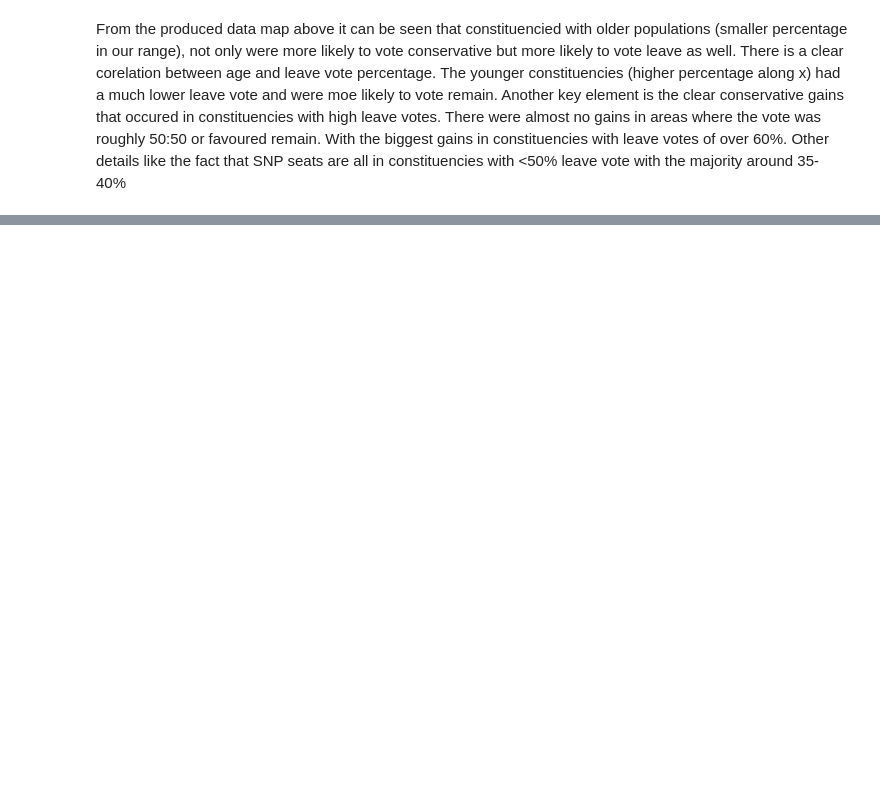
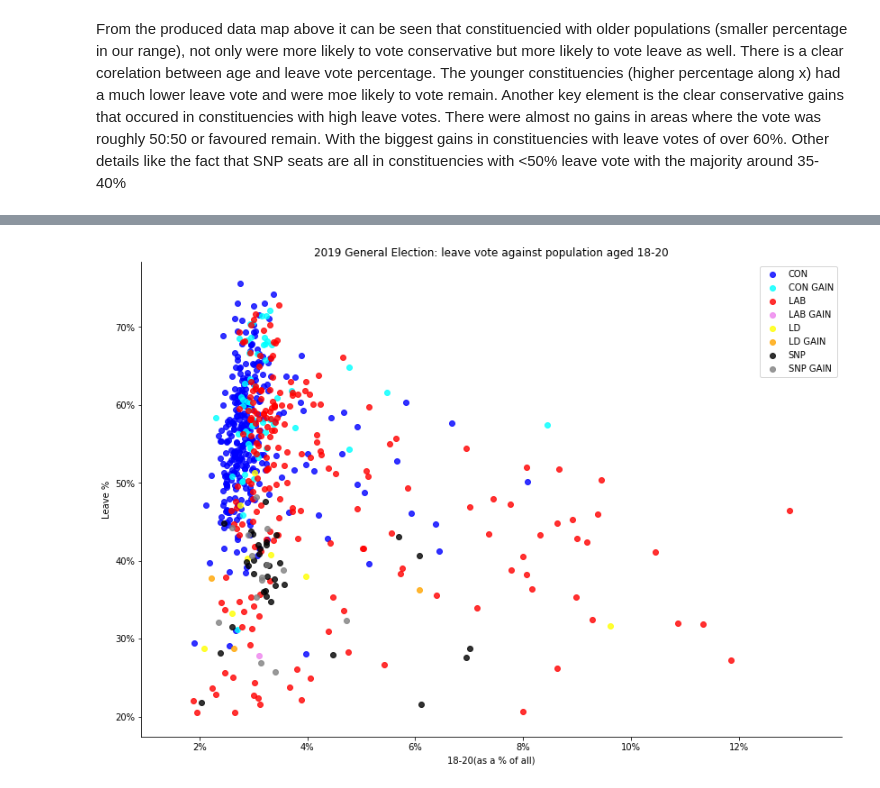
Before and after one commit to HighJackal/Election2019, a Jupyter notebook: results against age and EU vote V2.ipynb, the cells around one changed output, grey strips where cells are left out. Drawn from its saved outputs; the diff is of its cells as text; code cells hidden in the pictures; blank space fills up the shorter version.

```diff
--- a/results against age and EU vote V2.ipynb
+++ b/results against age and EU vote V2.ipynb
@@ -142,0 +246,8 @@ From the produced data map above it can be seen that constituencied with older p
+# %%
+df_res_EU_age_1 = df_age_range_1.join(df_res_EU.set_index(['ons_code']), on=['PCON11CD'], how='inner')
+df_res_EU_age_2 = df_age_range_2.join(df_res_EU.set_index(['ons_code']), on=['PCON11CD'], how='inner')
+df_res_EU_age_3 = df_age_range_3.join(df_res_EU.set_index(['ons_code']), on=['PCON11CD'], how='inner')
+df_res_EU_age_4 = df_age_range_4.join(df_res_EU.set_index(['ons_code']), on=['PCON11CD'], how='inner')
+df_res_EU_age_5 = df_age_range_5.join(df_res_EU.set_index(['ons_code']), on=['PCON11CD'], how='inner')
+df_res_EU_age_6 = df_age_range_6.join(df_res_EU.set_index(['ons_code']), on=['PCON11CD'], how='inner')
+df_res_EU_age_7 = df_age_range_7.join(df_res_EU.set_index(['ons_code']), on=['PCON11CD'], how='inner')
@@ -142,0 +334,8 @@ From the produced data map above it can be seen that constituencied with older p
+# %%
+df_res_EU_age_1['leave_to_use'] = df_res_EU_age_1['leave_to_use'].str.rstrip('%').astype('float')/100.0
+df_res_EU_age_2['leave_to_use'] = df_res_EU_age_2['leave_to_use'].str.rstrip('%').astype('float')/100.0
+df_res_EU_age_3['leave_to_use'] = df_res_EU_age_3['leave_to_use'].str.rstrip('%').astype('float')/100.0
+df_res_EU_age_4['leave_to_use'] = df_res_EU_age_4['leave_to_use'].str.rstrip('%').astype('float')/100.0
+df_res_EU_age_5['leave_to_use'] = df_res_EU_age_5['leave_to_use'].str.rstrip('%').astype('float')/100.0
+df_res_EU_age_6['leave_to_use'] = df_res_EU_age_6['leave_to_use'].str.rstrip('%').astype('float')/100.0
+df_res_EU_age_7['leave_to_use'] = df_res_EU_age_7['leave_to_use'].str.rstrip('%').astype('float')/100.0
@@ -142,0 +390,30 @@ From the produced data map above it can be seen that constituencied with older p
+# %%
+df_reduced_1 = df_tot_1.loc[df_tot_1['headline'].isin(['CON', 'CON GAIN', 'LAB', 'LAB GAIN', 'LD', 'LD GAIN', 'SNP', 'SNP GAIN'])]
+df_reduced_2 = df_tot_2.loc[df_tot_2['headline'].isin(['CON', 'CON GAIN', 'LAB', 'LAB GAIN', 'LD', 'LD GAIN', 'SNP', 'SNP GAIN'])]
+df_reduced_3 = df_tot_3.loc[df_tot_3['headline'].isin(['CON', 'CON GAIN', 'LAB', 'LAB GAIN', 'LD', 'LD GAIN', 'SNP', 'SNP GAIN'])]
+df_reduced_4 = df_tot_4.loc[df_tot_4['headline'].isin(['CON', 'CON GAIN', 'LAB', 'LAB GAIN', 'LD', 'LD GAIN', 'SNP', 'SNP GAIN'])]
+df_reduced_5 = df_tot_5.loc[df_tot_5['headline'].isin(['CON', 'CON GAIN', 'LAB', 'LAB GAIN', 'LD', 'LD GAIN', 'SNP', 'SNP GAIN'])]
+df_reduced_6 = df_tot_6.loc[df_tot_6['headline'].isin(['CON', 'CON GAIN', 'LAB', 'LAB GAIN', 'LD', 'LD GAIN', 'SNP', 'SNP GAIN'])]
+df_reduced_7 = df_tot_7.loc[df_tot_7['headline'].isin(['CON', 'CON GAIN', 'LAB', 'LAB GAIN', 'LD', 'LD GAIN', 'SNP', 'SNP GAIN'])]
+# %%
+sns.lmplot(y="leave_to_use", x="Age_percent", data=df_reduced_1, hue="headline", height=8.27, aspect=11.7/8.27, fit_reg=False, palette=colour_dict, legend=False)
+
+plt.gca().set_xticklabels(['{:.0f}%'.format(x*100) for x in plt.gca().get_xticks()])
+plt.gca().set_yticklabels(['{:.0f}%'.format(x*100) for x in plt.gca().get_yticks()])
+
+plt.ylabel("Leave %")
+age_range = str(age_start) + "-" + str(age_20)
+plt.xlabel(age_range + "(as a % of all)")
+
+plt.title("2019 General Election: leave vote against population aged " + age_range, fontsize=12)
+
+handles, labels = plt.gca().get_legend_handles_labels()
+# order legend
+order = [0,1,2,4,3,5,6,7]
+
+plt.legend([handles[idx] for idx in order],[labels[idx] for idx in order])
+
+plt.tight_layout()
+plt.show()
+# %% [output]
+[figure, added]
```
Also changed, not shown: parts of 33 cells of this notebook.
